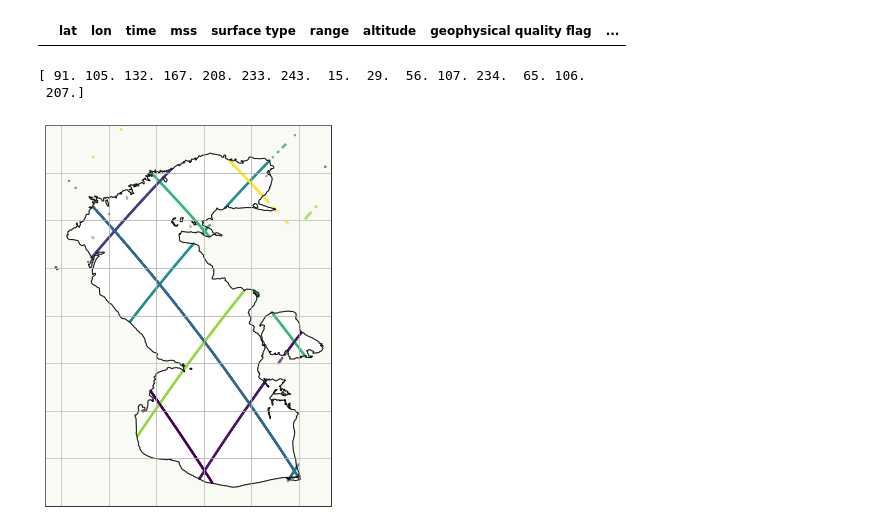
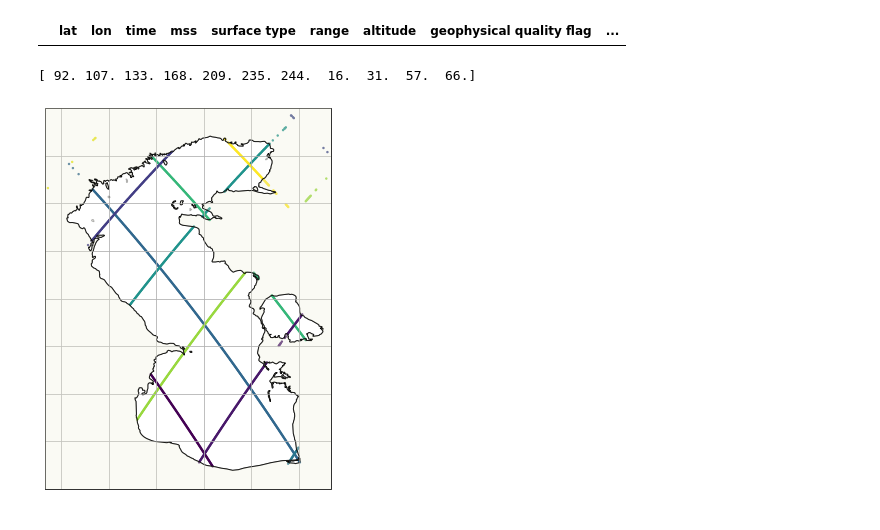
Before and after one commit to M-Gjerde/VGIS8, a Jupyter notebook: Jason3LoadData.ipynb, the cells around one changed output. Drawn from its saved outputs; the diff is of its cells as text; code cells hidden in the pictures.

```diff
--- a/Jason3LoadData.ipynb
+++ b/Jason3LoadData.ipynb
@@ -18,12 +20,19 @@ path2018 = "data/jason3/2018/*.nc/*.nc"
 path2019 = "data/jason3/2019/*.nc/*.nc"
 path2020 = "data/jason3/2020/*.nc/*.nc"
 path2021 = "data/jason3/2021/*.nc/*.nc"
-
+pathSentinel = "data/Sentinel6/*/*/"
+pathSentinel = "data/Sentinel6/*/*/*STD*.nc"
+#C:\Users\mgjer\PycharmProjects\VGIS8\data\Sentinel6\*\*\
 #outputFile = "reduced_caspian_2018.csv"
 
-files = glob.glob(path2020)
+root_dir = "data\\Sentinel6\\*\\"
 ncid = []
+# root_dir needs a trailing slash (i.e. /root/dir/)
+files = os.listdir(os.getcwd() + r"/data/Sentinel6/")
 
+
+
+files = glob.glob(pathSentinel)
 for i, file in enumerate(files):
     ncid.append(nc.Dataset(file))
 # %%
@@ -83,7 +92,7 @@ passNumberList = []
 
 
 for x in range(len(ncid)):
-    if "CF-1.1" in ncid[x].Conventions:
+    if "CF-1.1" in ncid[x].Convention:
         latList.append(read_1_1variable_data(ncid[x], "lat"))
         lonList.append(read_1_1variable_data(ncid[x], "lon"))
         meanSeaSurfaceList.append(read_1_1variable_data(ncid[x], "mean_sea_surface"))
@@ -96,6 +105,19 @@ for x in range(len(ncid)):
         geoflagsList.append(read_1_1variable_data(ncid[x], "geophysical_quality_flag"))
         qualityFlagList.append(read_1_1variable_data(ncid[x], "alt_quality_flag"))
         passNumberList.append(read_pass_number(ncid[x]))
+    elif "Poseidon-4B" in ncid[x].altimeter_sensor_name:
+        latList.append(read_1_7variable_data(ncid[x], "latitude"))
+        lonList.append(read_1_7variable_data(ncid[x], "longitude"))
+        meanSeaSurfaceList.append(read_1_7variable_data(ncid[x], "mean_sea_surface_sol1"))
+        timeList.append(read_1_7variable_data(ncid[x], "time"))
+        surfaceTypeList.append(read_1_7variable_data(ncid[x], "surface_classification_flag"))
+        rangeList.append(read_1_7variable_data(ncid[x], "range_ocean"))
+        sshaList.append(read_1_7variable_data(ncid[x], "ssha"))
+        altitudeList.append(read_1_7variable_data(ncid[x], "altitude"))
+        bathymetryList.append(read_1_7variable_data(ncid[x], "depth_or_elevation"))
+        geoflagsList.append(read_1_7variable_data(ncid[x], "mean_sea_surface_sol1_qual"))
+        qualityFlagList.append(read_1_7variable_data(ncid[x], "mean_sea_surface_sol1"))
+        passNumberList.append(read_pass_number(ncid[x], "1.7"))
     else:
         latList.append(read_1_7variable_data(ncid[x], "latitude"))
         lonList.append(read_1_7variable_data(ncid[x], "longitude"))
@@ -263,25 +289,24 @@ data.head(10000)
 # %%
 import cartopy.crs as crs
 import cartopy.feature as feat
 
 def windowToAxes(window):
     return [window[0]['lon'], window[1]['lon'], window[1]['lat'], window[0]['lat']]
 
 window = [{'lat': latMax, 'lon': lonMax}, {'lat': latMin, 'lon': lonMin}]
 
-data = df.loc[(df.month == 12) & (df["surface type"] == 2)]
+data = df.loc[(df.year == 2022) &(df.month == 4) & (df["surface type"] == 2)]
 
 
 fig = plt.figure(figsize=(12, 7))
 ax = plt.axes(projection=crs.PlateCarree())
 ax.set_extent(windowToAxes(window))
 ax.add_feature(feat.LAND, zorder=100, edgecolor='k', alpha=0.3)
 ax.coastlines()
 ax.scatter(x=data["lon"], y=data["lat"], c=data["pass number"], s=2, transform=crs.PlateCarree(central_longitude=0))
 ax.gridlines(draw_labels=False)
 
 print(data["pass number"].unique())
 # %% [output]
-[ 91. 105. 132. 167. 208. 233. 243.  15.  29.  56. 107. 234.  65. 106.
- 207.]
+[ 92. 107. 133. 168. 209. 235. 244.  16.  31.  57.  66.]
-[figure, old version]
+[figure, new version]
```
Also changed, not shown: parts of 7 cells of this notebook, 4 other files.
